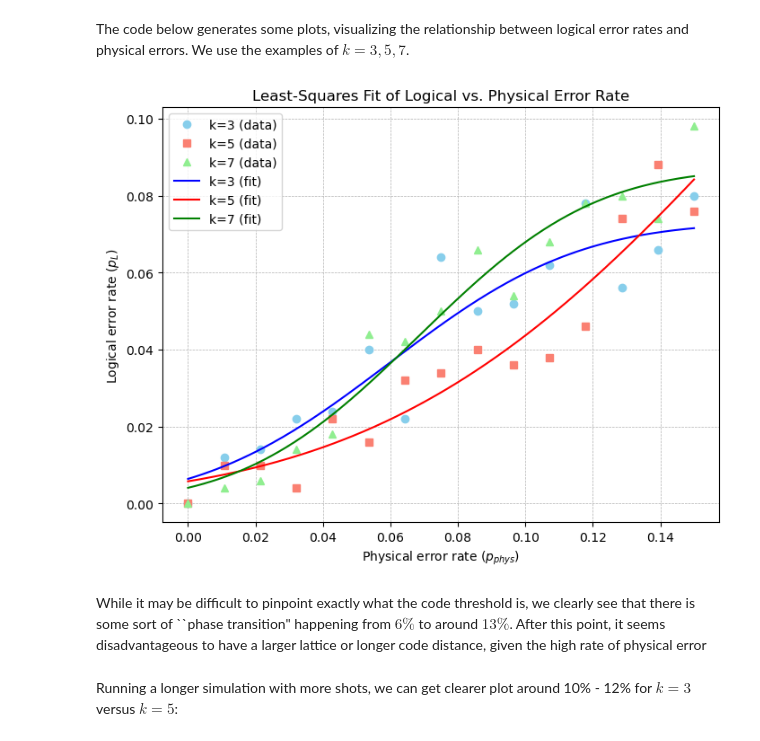
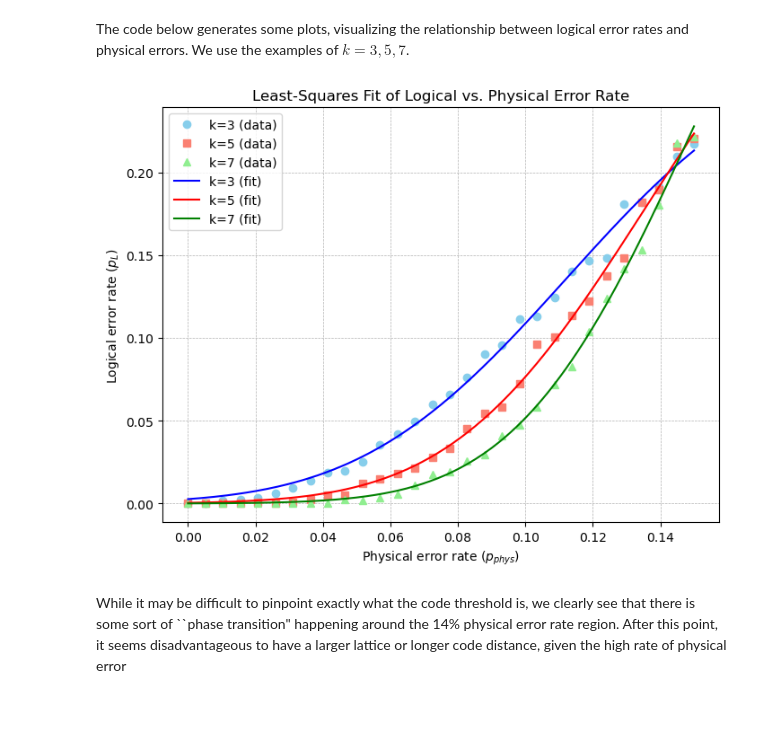
Before and after one commit to elhyc/Kitaev-Toric-Code, a Jupyter notebook: ToricMiniproject3.ipynb, the cells around one changed output. Drawn from its saved outputs; the diff is of its cells as text; code cells hidden in the pictures; blank space fills up the shorter version.

```diff
--- a/ToricMiniproject3.ipynb
+++ b/ToricMiniproject3.ipynb
@@ -104,7 +104,7 @@ x0 = 1
 x1 = 1
 k0 = 5
 k1 = 5
-p_error = 0.09
+p_error = 0.15
 LatticeCircuit = KitaevToricModel(x0, x1,k0,k1, p_error)
 
 
@@ -185,10 +170,12 @@ We may also compare logical error rates v.s. physical error rates for a certain
 The code below generates some plots, visualizing the relationship between logical error rates and physical errors. We use the examples of $k=3,5,7$.
 # %%
 
+error_rates = np.linspace(0, 0.15, 30)
+
 x_0 , x_1 = 0,0
-logical_error_rates_7x7 = [execute_model(x_0, x_1, 7, 7, p, 500, success=False) for p in error_rates]
-logical_error_rates_5x5 = [execute_model(x_0, x_1, 5, 5, p, 500, success=False) for p in error_rates]
-logical_error_rates_3x3 = [execute_model(x_0, x_1, 3, 3, p, 500, success=False) for p in error_rates]
+logical_error_rates_7x7 = [execute_model(x_0, x_1, 7, 7, p, 3000, success=False) for p in error_rates]
+logical_error_rates_5x5 = [execute_model(x_0, x_1, 5, 5, p, 3000, success=False) for p in error_rates]
+logical_error_rates_3x3 = [execute_model(x_0, x_1, 3, 3, p, 3000, success=False) for p in error_rates]
 
 def threshold_fit_function(p, A, p_th, sigma):
     """
@@ -200,39 +187,36 @@ def threshold_fit_function(p, A, p_th, sigma):
     return A * 0.5 * erfc((p_th - p) / sigma)
 
 
-error_rates = np.linspace(0, 0.15, 15)
 
-params_3, _ = curve_fit(threshold_fit_function, error_rates, logical_error_rates_3x3, p0=[1.0, 0.1, 0.05])
-params_5, _ = curve_fit(threshold_fit_function, error_rates, logical_error_rates_5x5, p0=[1.0, 0.1, 0.05])
-params_7, _ = curve_fit(threshold_fit_function, error_rates, logical_error_rates_7x7, p0=[1.0, 0.1, 0.05])
+params_3, _ = curve_fit(threshold_fit_function, error_rates, logical_error_rates_3x3, p0=[1.0, 0.1, 0.02])
+params_5, _ = curve_fit(threshold_fit_function, error_rates, logical_error_rates_5x5, p0=[1.0, 0.1, 0.02])
+params_7, _ = curve_fit(threshold_fit_function, error_rates, logical_error_rates_7x7, p0=[1.0, 0.1, 0.02])
 
 # --- Generate smooth curves using the fitted parameters ---
 x_fit = np.linspace(0, 0.15, 200)
 y_fit_3 = threshold_fit_function(x_fit, *params_3)
 y_fit_5 = threshold_fit_function(x_fit, *params_5)
 y_fit_7 = threshold_fit_function(x_fit, *params_7)
 
 plt.figure(figsize=(8, 6))
 
 # Plot the raw data points
 plt.plot(error_rates, logical_error_rates_3x3, 'o', color='skyblue', label='k=3 (data)')
 plt.plot(error_rates, logical_error_rates_5x5, 's', color='salmon', label='k=5 (data)')
 plt.plot(error_rates, logical_error_rates_7x7, '^', color='lightgreen', label='k=7 (data)')
 
 # Plot the fitted curves
 plt.plot(x_fit, y_fit_3, color='blue', label='k=3 (fit)')
 plt.plot(x_fit, y_fit_5, color='red', label='k=5 (fit)')
 plt.plot(x_fit, y_fit_7, color='green', label='k=7 (fit)')
 
 plt.title('Least-Squares Fit of Logical vs. Physical Error Rate')
 plt.xlabel('Physical error rate ($p_{phys}$)')
 plt.ylabel('Logical error rate ($p_L$)')
 plt.legend()
 plt.grid(True, which='both', linestyle='--', linewidth=0.5)
 plt.show()
 # %% [output]
-[figure, old version]
+[figure, new version]
 # %% [markdown]
-While it may be difficult to pinpoint exactly what the code threshold is, we clearly see that there is some sort of ``phase transition" happening from $6\%$ to around $13\%$. After this point, it seems disadvantageous to have a larger lattice or longer code distance, given the high rate of physical error
+While it may be difficult to pinpoint exactly what the code threshold is, we clearly see that there is some sort of ``phase transition" happening around the 14% physical error rate region. After this point, it seems disadvantageous to have a larger lattice or longer code distance, given the high rate of physical error
-# %% [markdown]
-Running a longer simulation with more shots, we can get clearer plot around 10% - 12% for $k =3$ versus $k=5$:
```
Also changed, not shown: parts of 8 cells of this notebook.
